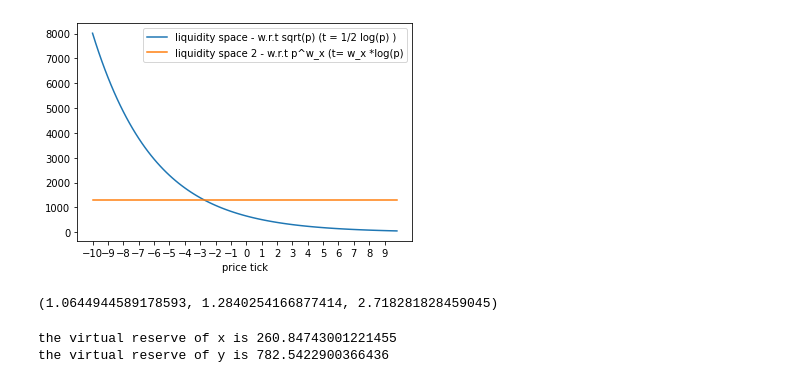
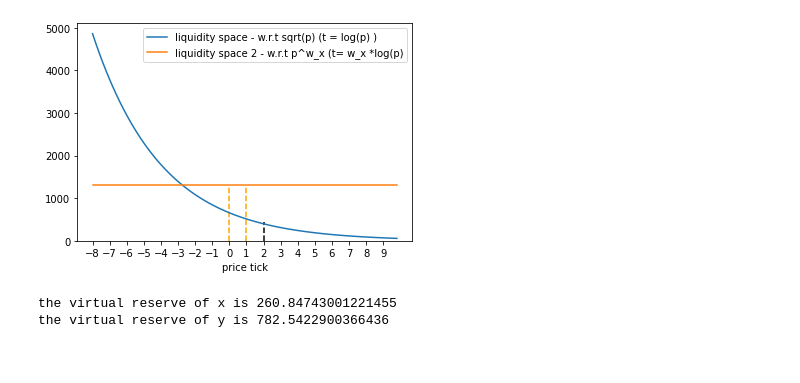
Before and after one commit to jingstat/Customer-Churn-Prediction-for-Digital-Music-Service-with-PySpark, a Jupyter notebook: ALEX_issue17.ipynb, the cells around one changed output. Drawn from its saved outputs; the diff is of its cells as text; code cells hidden in the pictures.

```diff
--- a/ALEX_issue17.ipynb
+++ b/ALEX_issue17.ipynb
@@ -98,35 +96,34 @@ $$ x_{offset} = L \cdot exp(-w_y t_i) (\frac{w_x}{w_y})^{w_y} $$
 # %%
 import scipy
 import matplotlib.pyplot as plt
 import seaborn as sns
 import numpy as np
 import random
 import pandas as pd
 
 #Liquity fingerprint
 w_x=0.25
 w_y= 1-w_x
-t =  np.array(list(range(-50,50)))/5
+t =  np.array(list(range(-40,50)))/5
 p = np.exp(t)
 L = 1000
 
 lt = L*2*w_x**w_y*w_y**w_x*np.exp((w_x - 0.5)*t)  # w.r.t sqrt(P)
-lt1 = L * (w_y/w_x)**w_x * w_x* np.exp(-w_y*t)    # w.r.t P
+#lt1 = L * (w_y/w_x)**w_x * w_x* np.exp(-w_y*t)    # w.r.t P
 lt2 = L * (w_y/w_x)**w_x   # w.r. t p^w_x
 
 fig, ax = plt.subplots()
-sns.lineplot(t,lt, label="liquidity space - w.r.t sqrt(p) (t = 1/2 log(p) ) ",)
 #sns.lineplot(t,lt1, label="liquidity space - w.r.t p",)
+sns.lineplot(t,lt, label="liquidity space - w.r.t sqrt(p) (t = log(p) ) ",)
 sns.lineplot(t,lt2, label="liquidity space 2 - w.r.t p^w_x (t= w_x *log(p)",)
 ax.set_xticks(range(-10,10))
+ax.vlines(x = [0,1], ymin = [0, 0], ymax = [lt2, lt2], linestyle='--', color = 'orange')
+ax.vlines(x = 2, ymin=0, ymax= 441, linestyle='--')
+ax.set_ylim(0,)
 ax.set_xlabel('price tick')
 plt.show()
-
-# illustration
-np.exp(1/16), np.exp(1/4), np.exp(1)
 # %% [output]
-[figure, old version]
+[figure, new version]
-(1.0644944589178593, 1.2840254166877414, 2.718281828459045)
 # %%
 x = np.array(list(range(1,2500)))
 w_x = 0.25
```
Also changed, not shown: parts of 1 cell of this notebook.
